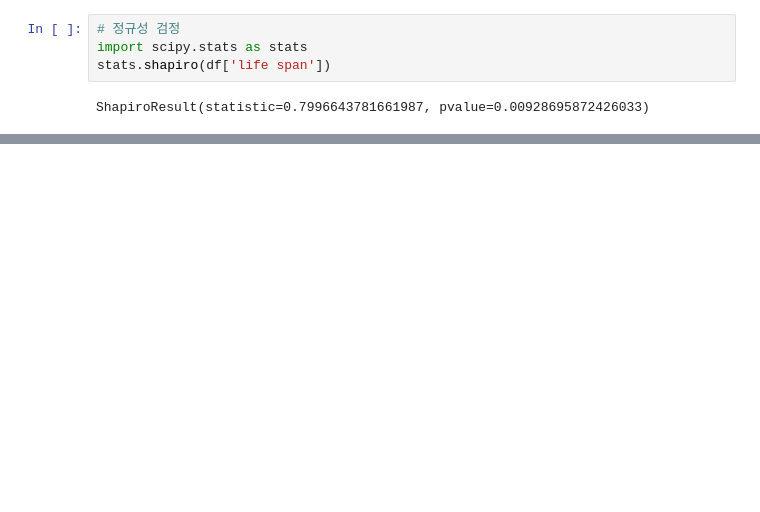
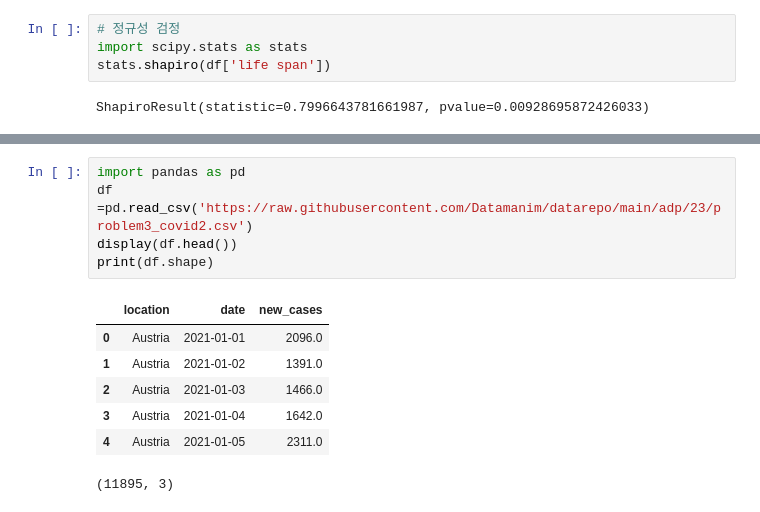
Before and after one commit to Park-Young-Bin/ADP_code, a Jupyter notebook: 23회 기출.ipynb, the cells around one changed output, grey strips where cells are left out. Saved outputs shown, nothing was run; the diff lists cells and outputs as text; blank space fills up the shorter version.

```diff
--- a/23회 기출.ipynb
+++ b/23회 기출.ipynb
@@ -391,0 +406,13 @@ ShapiroResult(statistic=0.7996643781661987, pvalue=0.00928695872426033)
+# %%
+import pandas as pd
+df =pd.read_csv('https://raw.githubusercontent.com/Datamanim/datarepo/main/adp/23/problem3_covid2.csv')
+display(df.head())
+print(df.shape)
+# %% [output]
+|  | location | date | new_cases |
+| 0 | Austria | 2021-01-01 | 2096.0 |
+| 1 | Austria | 2021-01-02 | 1391.0 |
+| 2 | Austria | 2021-01-03 | 1466.0 |
+| 3 | Austria | 2021-01-04 | 1642.0 |
+| 4 | Austria | 2021-01-05 | 2311.0 |
+(11895, 3)
```
Also changed, not shown: parts of 16 cells of this notebook.
